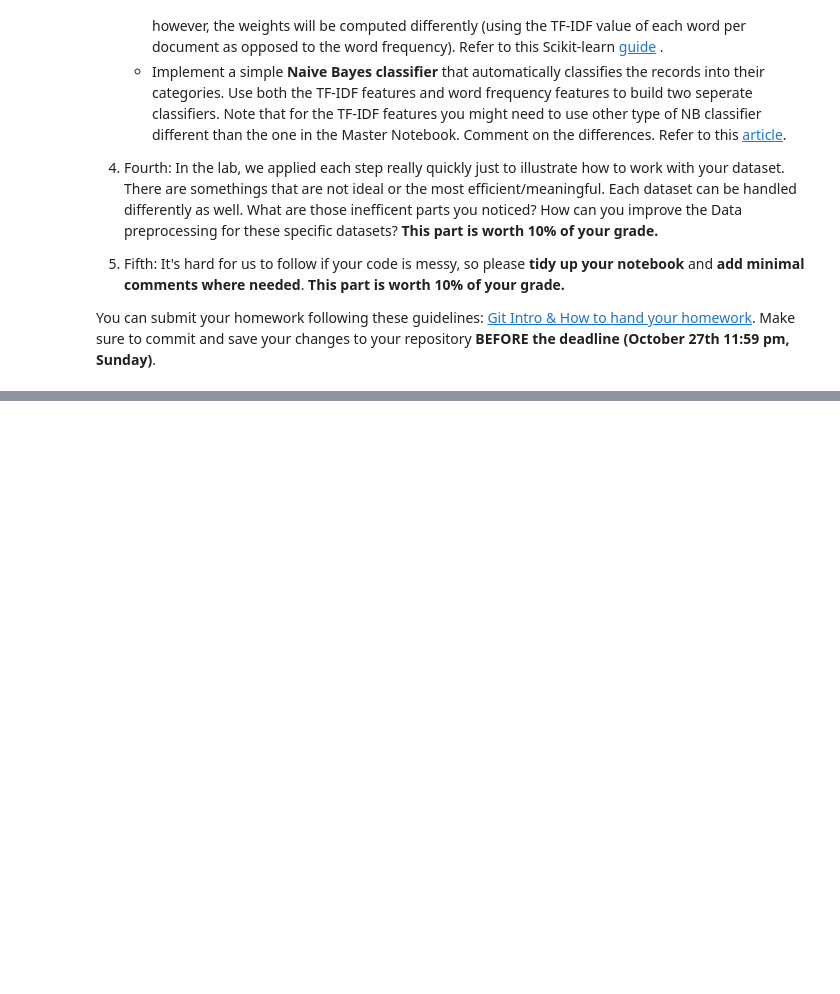
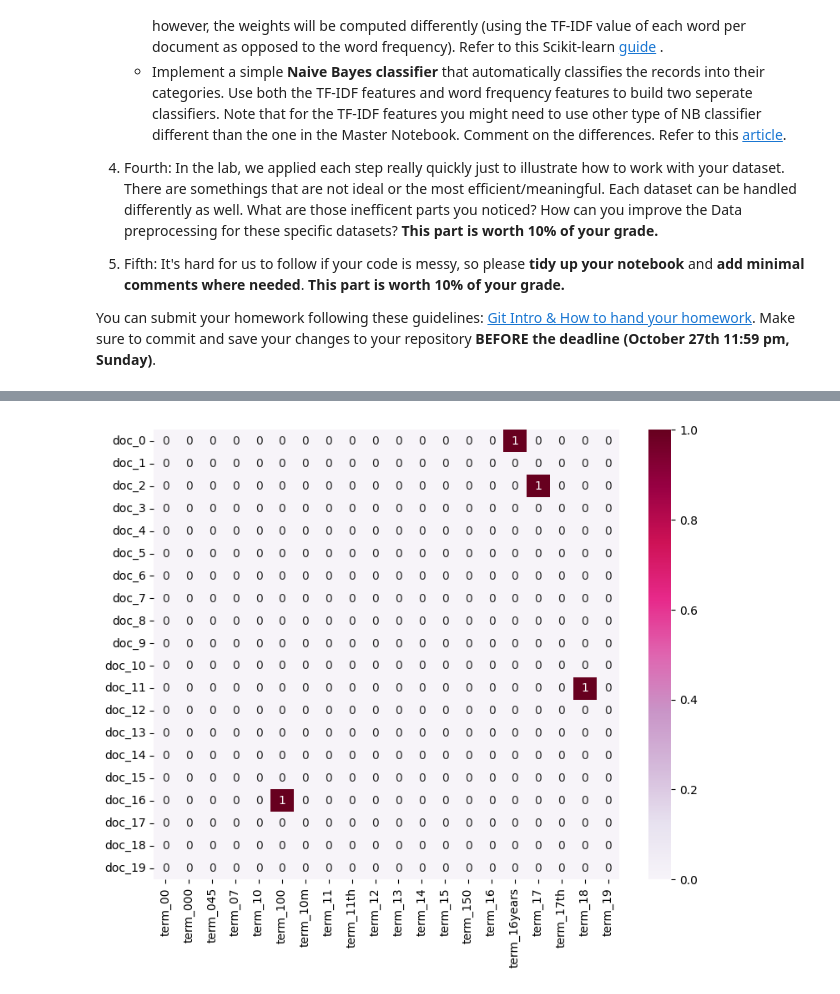
Before and after one commit to VictorSwankyTiger/DM2024-Lab1-Homework, a Jupyter notebook: DM2024-Lab1-Homework.ipynb, the cells around one changed output, grey strips where cells are left out. Saved outputs shown, nothing was run; the diff lists cells and outputs as text; code cells hidden in the pictures; blank space fills up the shorter version.

```diff
--- a/DM2024-Lab1-Homework.ipynb
+++ b/DM2024-Lab1-Homework.ipynb
@@ -63,0 +239,6 @@ df.head(10)
+# %%
+from sklearn.feature_extraction.text import CountVectorizer
+
+count_vect = CountVectorizer()
+counts = count_vect.fit_transform(df.comment)
+print(counts[0])
@@ -63,0 +263,17 @@ df.head(10)
+# %%
+feature_names = count_vect.get_feature_names_out()
+# %%
+import matplotlib.pyplot as plt
+import seaborn as sns
+
+#hitmap of document words
+plot_x = ["term_"+str(i) for i in feature_names[0:20]]
+plot_y = ["doc_"+ str(i) for i in df.index[0:20]]
+plot_z = counts[0:20, 0:20].toarray()
+df_todraw = pd.DataFrame(plot_z, columns = plot_x, index = plot_y)
+plt.subplots(figsize=(9, 7))
+ax = sns.heatmap(df_todraw,
+                 cmap="PuRd",
+                 vmin=0, vmax=1, annot=True)
+# %% [output]
+[figure, added]
```
Also changed, not shown: parts of 61 cells of this notebook.
